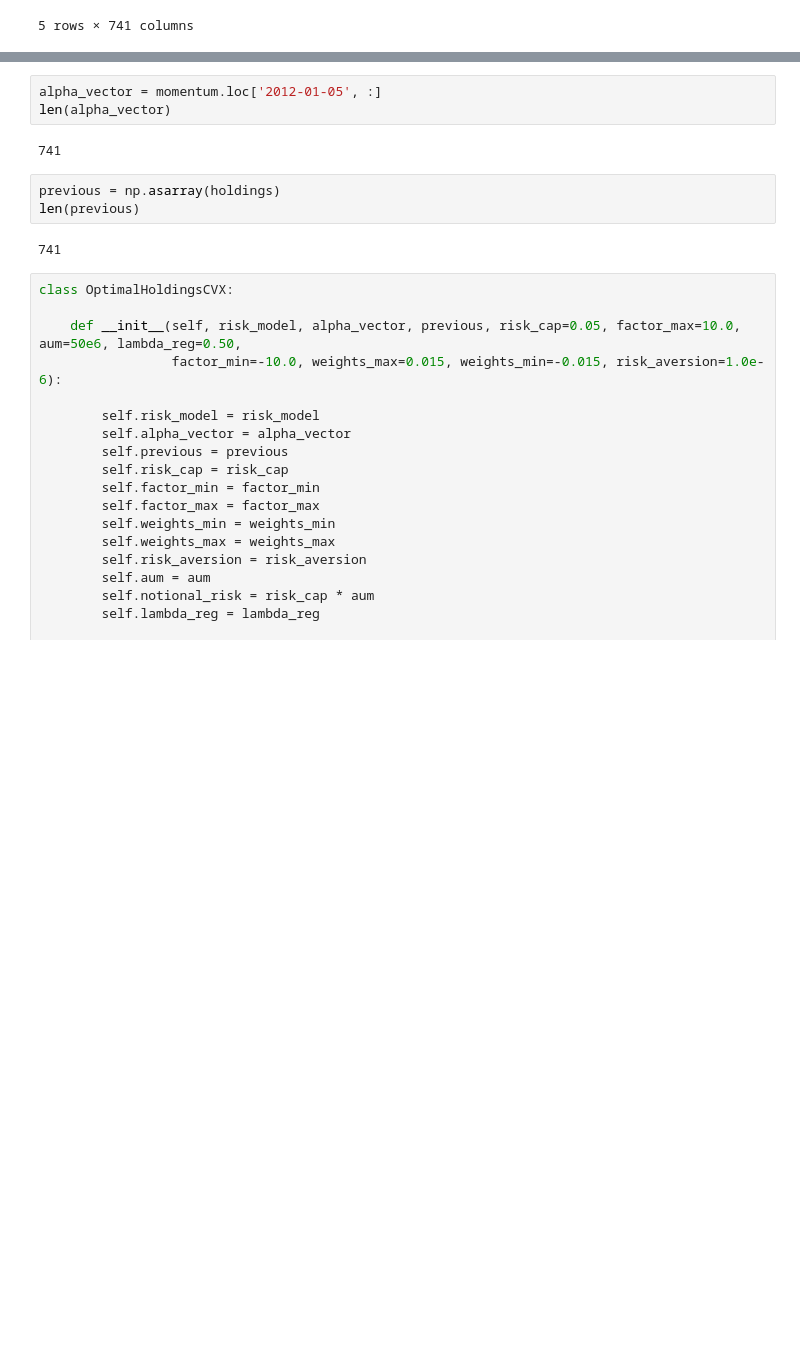
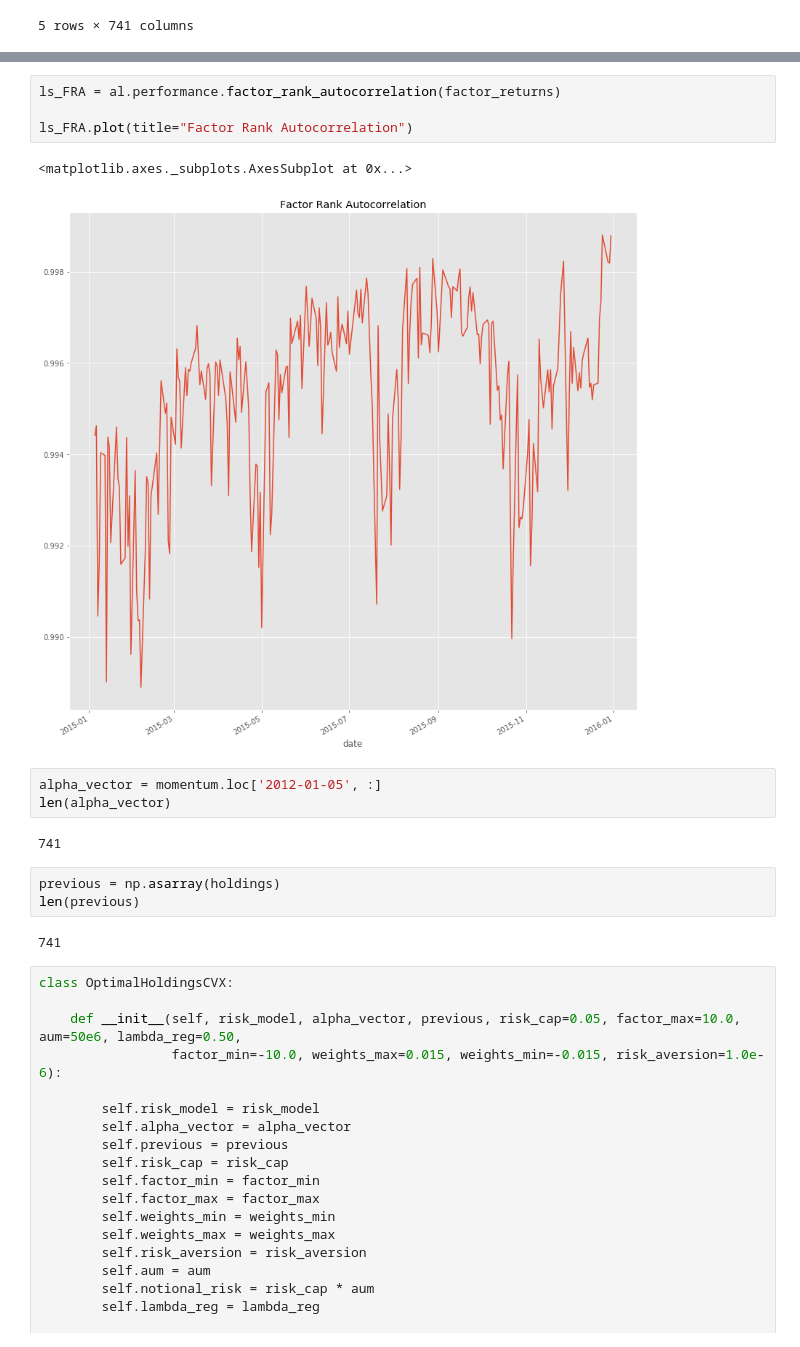
Before and after one commit to rwuebker/backtesting, a Jupyter notebook: backtesting_CVX.ipynb, the cells around one changed output, grey strips where cells are left out. Drawn from its saved outputs; the diff is of its cells as text; blank space fills up the shorter version.

```diff
--- a/backtesting_CVX.ipynb
+++ b/backtesting_CVX.ipynb
@@ -237,3 +278,10 @@ Timestamp('2011-12-30 00:00:00')
+# %%
+ls_FRA = al.performance.factor_rank_autocorrelation(factor_returns)
+
+ls_FRA.plot(title="Factor Rank Autocorrelation")
+# %% [output]
+<matplotlib.axes._subplots.AxesSubplot at 0x...>
+[figure, added]
 # %%
 alpha_vector = momentum.loc['2012-01-05', :]
 len(alpha_vector)
```
Also changed, not shown: parts of 10 cells of this notebook.
